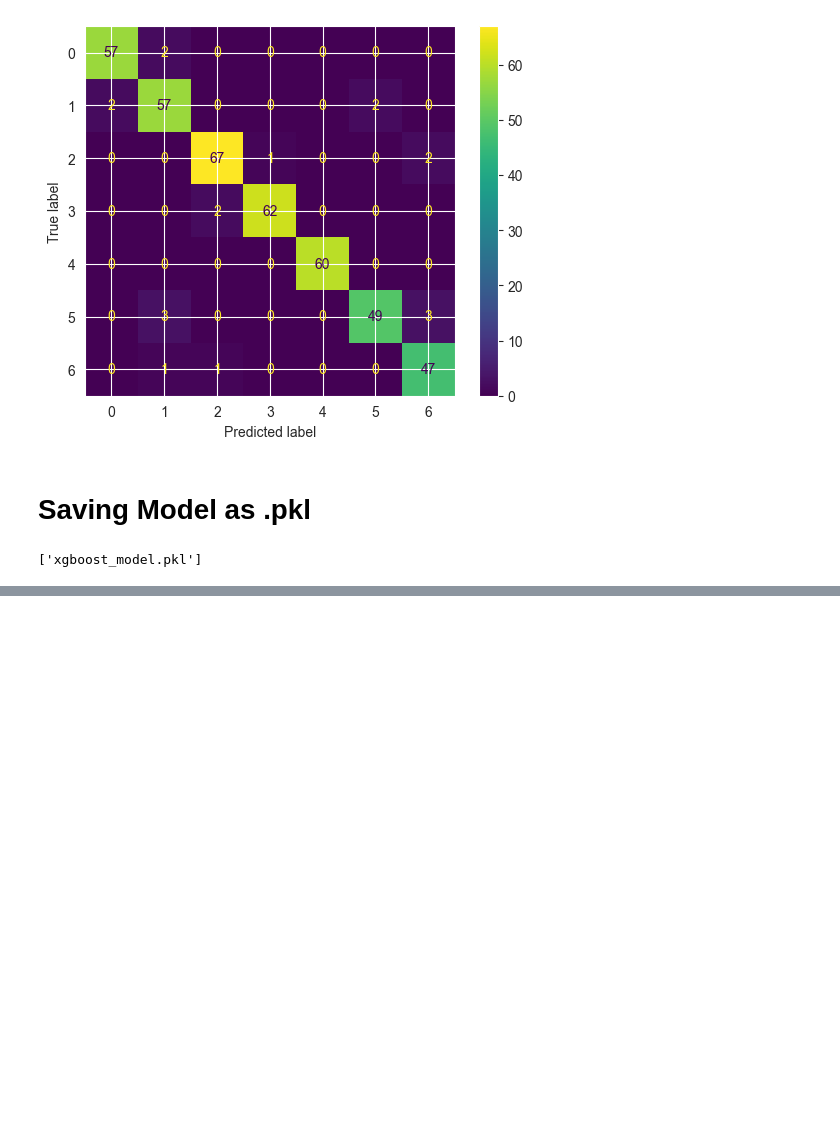
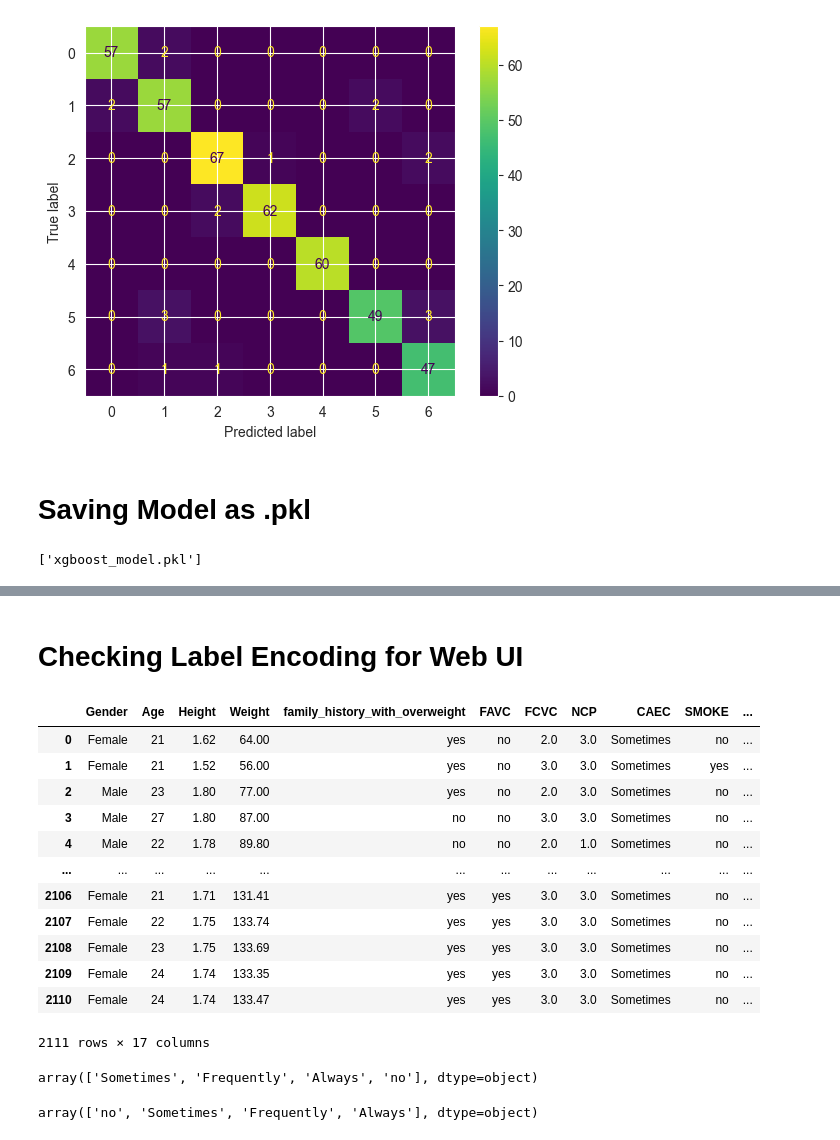
Before and after one commit to AlpikTech/ISTDS-proje3, a Jupyter notebook: Notebook.ipynb, the cells around one changed output, grey strips where cells are left out. Drawn from its saved outputs; the diff is of its cells as text; code cells hidden in the pictures; blank space fills up the shorter version.

```diff
--- a/Notebook.ipynb
+++ b/Notebook.ipynb
@@ -506,3 +496,30 @@ correlation
 | CALC | -0.100234 | 0.010574 | -0.046661 | -0.135584 | -0.211350 | 0.028403 | -0.087661 | -0.063152 | -0.083026 | ... |
 | MTRANS | 0.030578 | -0.139044 | -0.600092 | -0.068412 | 0.009837 | -0.092730 | -0.069422 | 0.068970 | -0.043659 | ... |
 | NObeyesdad | 0.304963 | 0.014699 | 0.237792 | 0.039395 | 0.388800 | 0.330391 | 0.041023 | 0.025803 | -0.088256 | ... |
+# %% [markdown]
+# **Checking Label Encoding for Web UI**
+# %%
+df = pd.read_csv("Obesity_Dataset.csv")
+df
+# %% [output]
+|  | Gender | Age | Height | Weight | family_history_with_overweight | FAVC | FCVC | NCP | CAEC | SMOKE | ... |
+| 0 | Female | 21 | 1.62 | 64.00 | yes | no | 2.0 | 3.0 | Sometimes | no | ... |
+| 1 | Female | 21 | 1.52 | 56.00 | yes | no | 3.0 | 3.0 | Sometimes | yes | ... |
+| 2 | Male | 23 | 1.80 | 77.00 | yes | no | 2.0 | 3.0 | Sometimes | no | ... |
+| 3 | Male | 27 | 1.80 | 87.00 | no | no | 3.0 | 3.0 | Sometimes | no | ... |
+| 4 | Male | 22 | 1.78 | 89.80 | no | no | 2.0 | 1.0 | Sometimes | no | ... |
+| ... | ... | ... | ... | ... | ... | ... | ... | ... | ... | ... | ... |
+| 2106 | Female | 21 | 1.71 | 131.41 | yes | yes | 3.0 | 3.0 | Sometimes | no | ... |
+| 2107 | Female | 22 | 1.75 | 133.74 | yes | yes | 3.0 | 3.0 | Sometimes | no | ... |
+| 2108 | Female | 23 | 1.75 | 133.69 | yes | yes | 3.0 | 3.0 | Sometimes | no | ... |
+| 2109 | Female | 24 | 1.74 | 133.35 | yes | yes | 3.0 | 3.0 | Sometimes | no | ... |
+| 2110 | Female | 24 | 1.74 | 133.47 | yes | yes | 3.0 | 3.0 | Sometimes | no | ... |
+2111 rows × 17 columns
+# %%
+df["CAEC"].unique()
+# %% [output]
+array(['Sometimes', 'Frequently', 'Always', 'no'], dtype=object)
+# %%
+df.CALC.unique()
+# %% [output]
+array(['no', 'Sometimes', 'Frequently', 'Always'], dtype=object)
```
Also changed, not shown: parts of 10 cells of this notebook.
